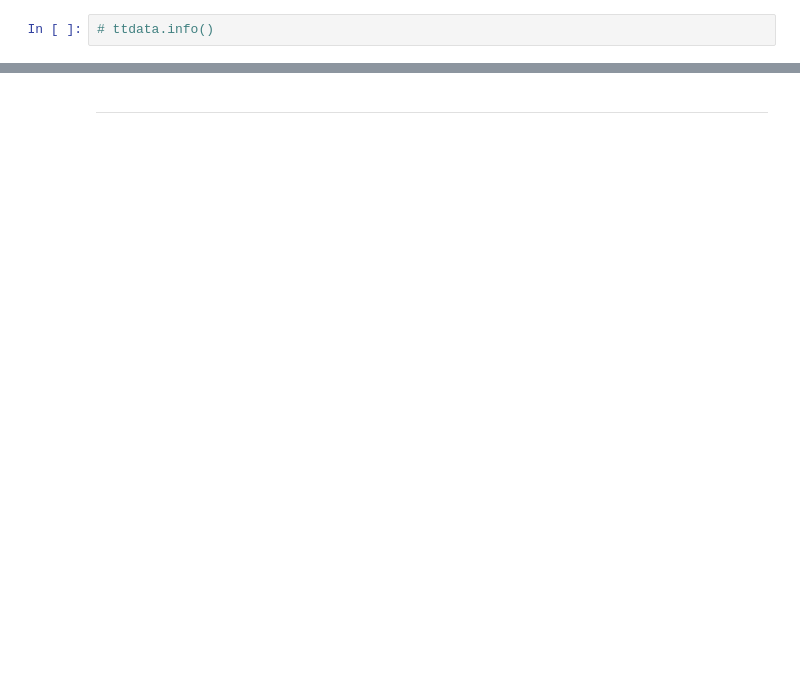
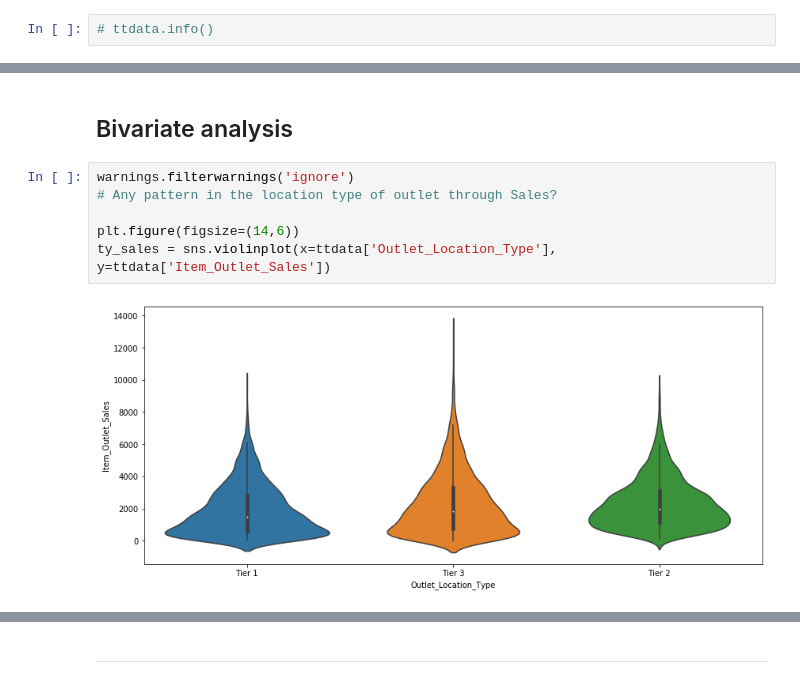
Before and after one commit to MikeHatchi/Big-Mart-Sales-III, a Jupyter notebook: Big_Mart_sales_III.ipynb, the cells around one changed output, grey strips where cells are left out. Drawn from its saved outputs; the diff is of its cells as text; blank space fills up the shorter version.

```diff
--- a/Big_Mart_sales_III.ipynb
+++ b/Big_Mart_sales_III.ipynb
@@ -219,0 +242,10 @@ Name: source, dtype: int64
+# %% [markdown]
+## Bivariate analysis
+# %%
+warnings.filterwarnings('ignore')
+# Any pattern in the location type of outlet through Sales?
+
+plt.figure(figsize=(14,6))
+ty_sales = sns.violinplot(x=ttdata['Outlet_Location_Type'], y=ttdata['Item_Outlet_Sales'])
+# %% [output]
+[figure, added]
```
Also changed, not shown: parts of 42 cells of this notebook.
